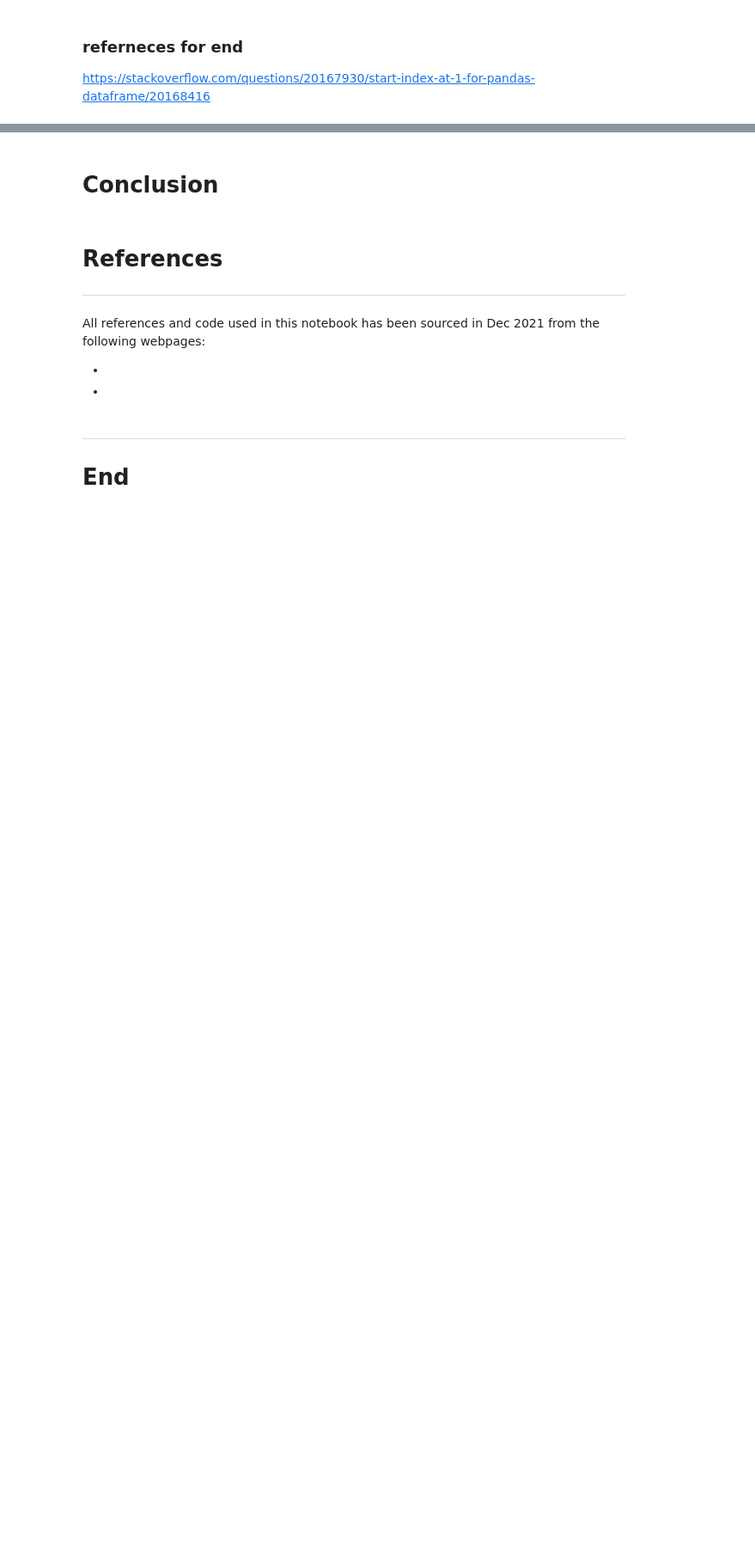
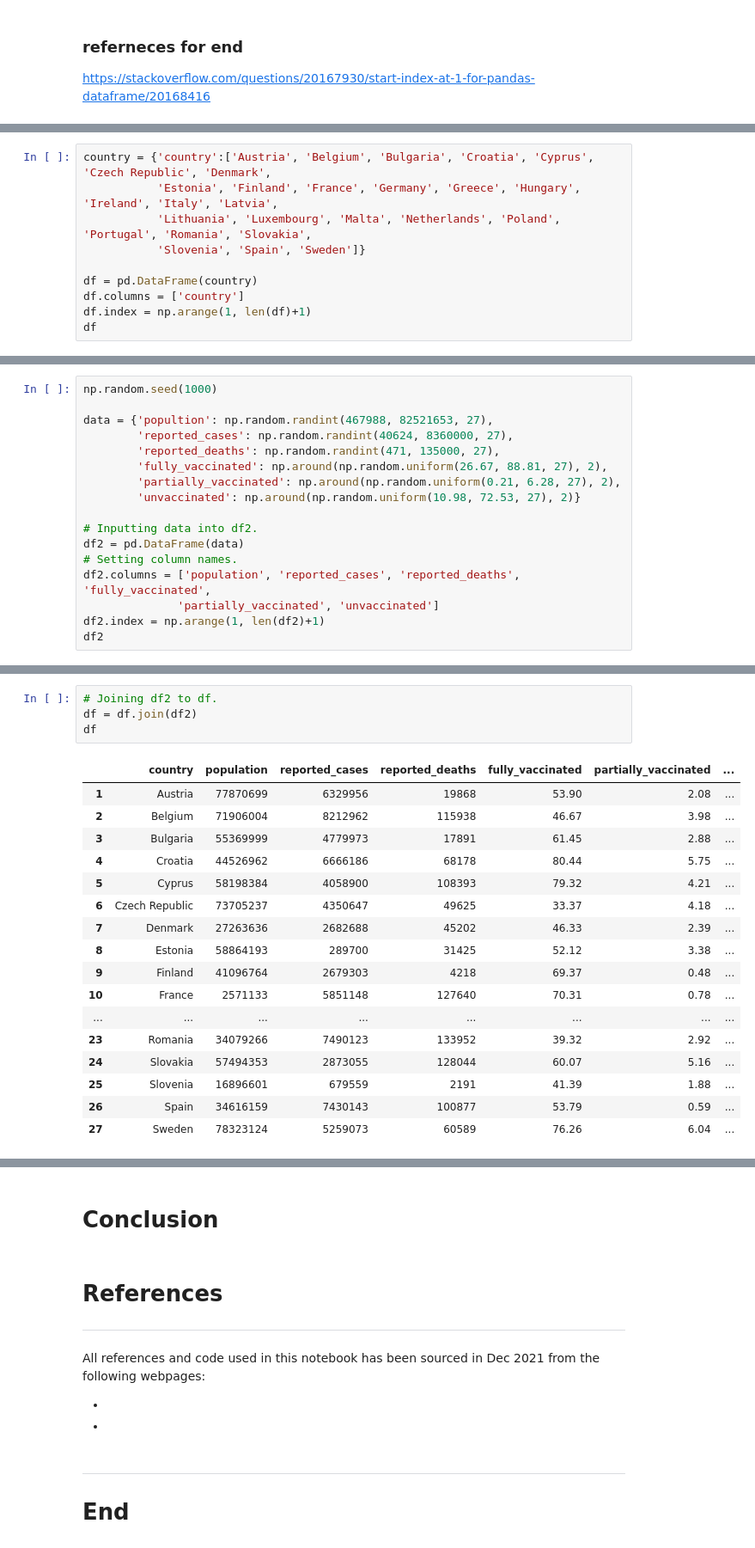
Before and after one commit to SarahMcN25/programming_for_D.A.project, a Jupyter notebook: project2.ipynb, the cells around one changed output, grey strips where cells are left out. Shown at 86% size. Saved outputs shown, nothing was run; the diff lists cells and outputs as text; blank space fills up the shorter version.

Commit message:
simulated data with numpy

```diff
--- a/project2.ipynb
+++ b/project2.ipynb
@@ -284,0 +227,10 @@ plt.show()
+# %%
+country = {'country':['Austria', 'Belgium', 'Bulgaria', 'Croatia', 'Cyprus', 'Czech Republic', 'Denmark',
+           'Estonia', 'Finland', 'France', 'Germany', 'Greece', 'Hungary', 'Ireland', 'Italy', 'Latvia',
+           'Lithuania', 'Luxembourg', 'Malta', 'Netherlands', 'Poland', 'Portugal', 'Romania', 'Slovakia',
+           'Slovenia', 'Spain', 'Sweden']}
+
+df = pd.DataFrame(country)
+df.columns = ['country']
+df.index = np.arange(1, len(df)+1)
+df
@@ -284,0 +255,17 @@ plt.show()
+# %%
+np.random.seed(1000)
+
+data = {'popultion': np.random.randint(467988, 82521653, 27),
+        'reported_cases': np.random.randint(40624, 8360000, 27),
+        'reported_deaths': np.random.randint(471, 135000, 27),
+        'fully_vaccinated': np.around(np.random.uniform(26.67, 88.81, 27), 2),
+        'partially_vaccinated': np.around(np.random.uniform(0.21, 6.28, 27), 2),
+        'unvaccinated': np.around(np.random.uniform(10.98, 72.53, 27), 2)}
+
+# Inputting data into df2.
+df2 = pd.DataFrame(data)
+# Setting column names.
+df2.columns = ['population', 'reported_cases', 'reported_deaths', 'fully_vaccinated',
+              'partially_vaccinated', 'unvaccinated']
+df2.index = np.arange(1, len(df2)+1)
+df2
@@ -284,0 +290,22 @@ plt.show()
+# %%
+# Joining df2 to df.
+df = df.join(df2)
+df
+# %% [output]
+|  | country | population | reported_cases | reported_deaths | fully_vaccinated | partially_vaccinated | ... |
+| 1 | Austria | 77870699 | 6329956 | 19868 | 53.90 | 2.08 | ... |
+| 2 | Belgium | 71906004 | 8212962 | 115938 | 46.67 | 3.98 | ... |
+| 3 | Bulgaria | 55369999 | 4779973 | 17891 | 61.45 | 2.88 | ... |
+| 4 | Croatia | 44526962 | 6666186 | 68178 | 80.44 | 5.75 | ... |
+| 5 | Cyprus | 58198384 | 4058900 | 108393 | 79.32 | 4.21 | ... |
+| 6 | Czech Republic | 73705237 | 4350647 | 49625 | 33.37 | 4.18 | ... |
+| 7 | Denmark | 27263636 | 2682688 | 45202 | 46.33 | 2.39 | ... |
+| 8 | Estonia | 58864193 | 289700 | 31425 | 52.12 | 3.38 | ... |
+| 9 | Finland | 41096764 | 2679303 | 4218 | 69.37 | 0.48 | ... |
+| 10 | France | 2571133 | 5851148 | 127640 | 70.31 | 0.78 | ... |
+| ... | ... | ... | ... | ... | ... | ... | ... |
+| 23 | Romania | 34079266 | 7490123 | 133952 | 39.32 | 2.92 | ... |
+| 24 | Slovakia | 57494353 | 2873055 | 128044 | 60.07 | 5.16 | ... |
+| 25 | Slovenia | 16896601 | 679559 | 2191 | 41.39 | 1.88 | ... |
+| 26 | Spain | 34616159 | 7430143 | 100877 | 53.79 | 0.59 | ... |
+| 27 | Sweden | 78323124 | 5259073 | 60589 | 76.26 | 6.04 | ... |
```
Also changed, not shown: parts of 19 cells of this notebook.
